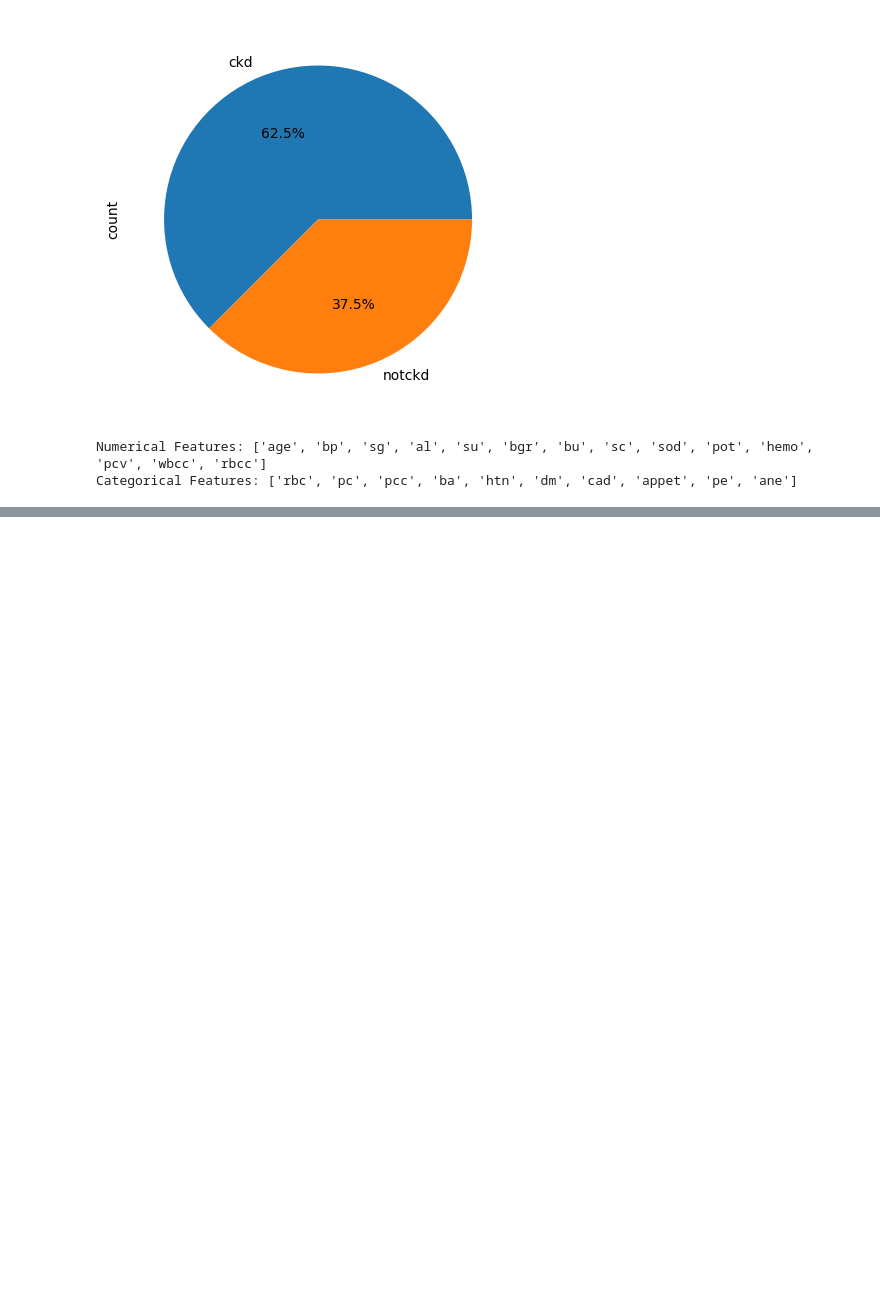
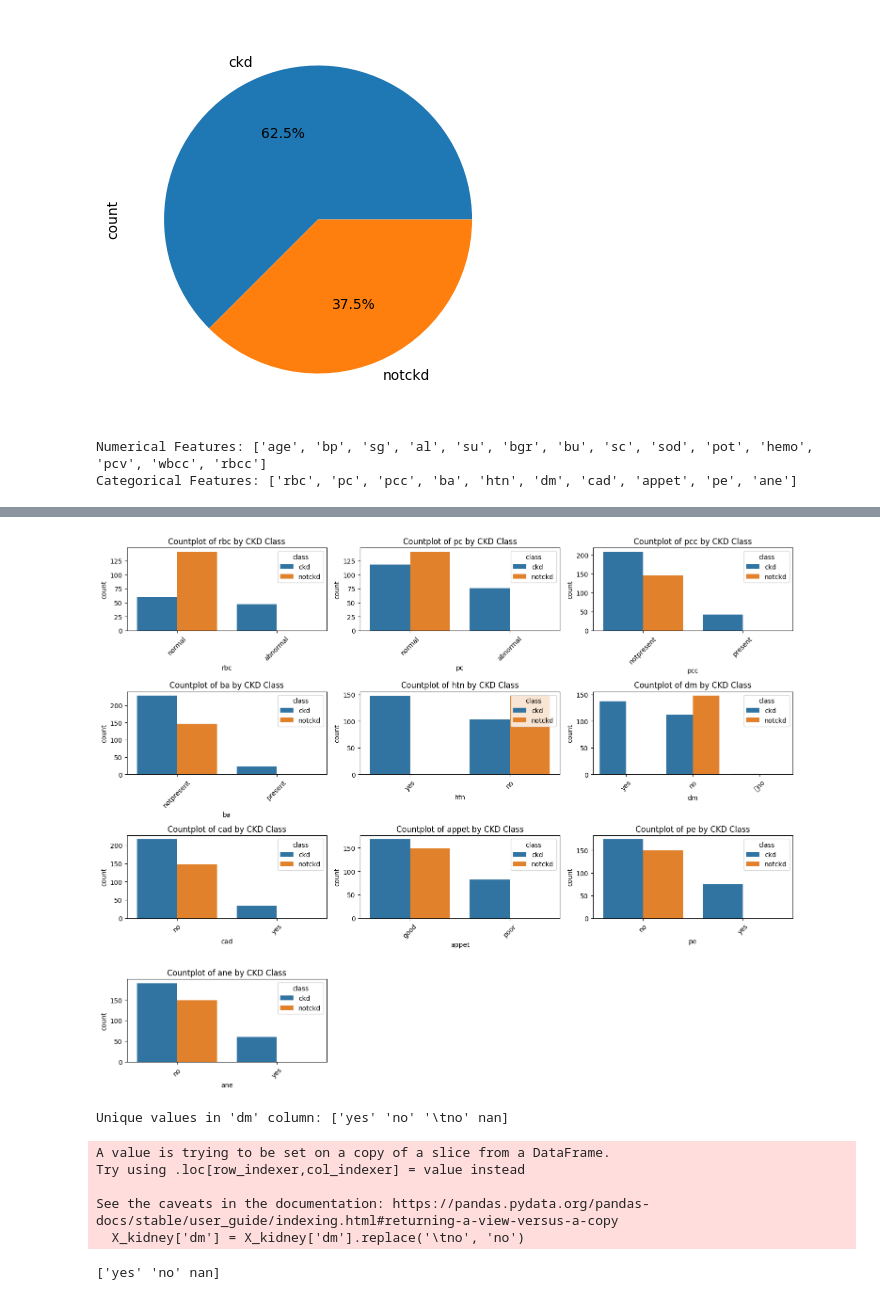
Before and after one commit to AnnsTomy/Chronic_kidney_disease_ML, a Jupyter notebook: 22033815_KIDNEY_DISEASE (2).ipynb, the cells around one changed output, grey strips where cells are left out. Cells and saved outputs as stored; diff of their text form; code cells hidden in the pictures; blank space fills up the shorter version.

```diff
--- a/22033815_KIDNEY_DISEASE (2).ipynb
+++ b/22033815_KIDNEY_DISEASE (2).ipynb
@@ -203,5 +203,3 @@ Name: class, Length: 400, dtype: object
 print(y_kidney['class'].unique())
 # %% [output]
 ['ckd' 'ckd\t' 'notckd']
-# %%
-y_kidney['class'] = y_kidney['class'].str.strip()
@@ -213,0 +206,6 @@ See the caveats in the documentation: https://pandas.pydata.org/pandas-docs/stab
+# %%
+# Replace 'ckd\t' with 'ckd'
+y_kidney['class'] = y_kidney['class'].replace('ckd\t', 'ckd')
+
+# Verify the replacement
+print(y_kidney['class'].unique())
@@ -243,0 +257,31 @@ Categorical Features: ['rbc', 'pc', 'pcc', 'ba', 'htn', 'dm', 'cad', 'appet', 'p
+# %%
+# Plot count plots for categorical features
+plt.figure(figsize=(15, 12))
+for i, feature in enumerate(categorical_features):
+    plt.subplot(4, 3, i + 1)
+    sns.countplot(x=X_kidney[feature], hue=y_kidney['class'])
+    plt.title(f"Countplot of {feature} by CKD Class")
+    plt.xticks(rotation=45)
+plt.tight_layout()
+plt.show()
+# %% [output]
+[figure, added]
+# %%
+# Check the unique values in the 'dm' column (diabetics)
+dm_values = X_kidney['dm'].unique()
+print("Unique values in 'dm' column:", dm_values)
+# %% [output]
+Unique values in 'dm' column: ['yes' 'no' '\tno' nan]
+# %%
+# Replace '\tno' with 'no' in the 'dm' column
+X_kidney['dm'] = X_kidney['dm'].replace('\tno', 'no')
+# %% [output]
+A value is trying to be set on a copy of a slice from a DataFrame.
+Try using .loc[row_indexer,col_indexer] = value instead
+
+See the caveats in the documentation: https://pandas.pydata.org/pandas-docs/stable/user_guide/indexing.html#returning-a-view-versus-a-copy
+  X_kidney['dm'] = X_kidney['dm'].replace('\tno', 'no')
+# %%
+print(X_kidney['dm'].unique())
+# %% [output]
+['yes' 'no' nan]
```
Also changed, not shown: parts of 7 cells of this notebook.
